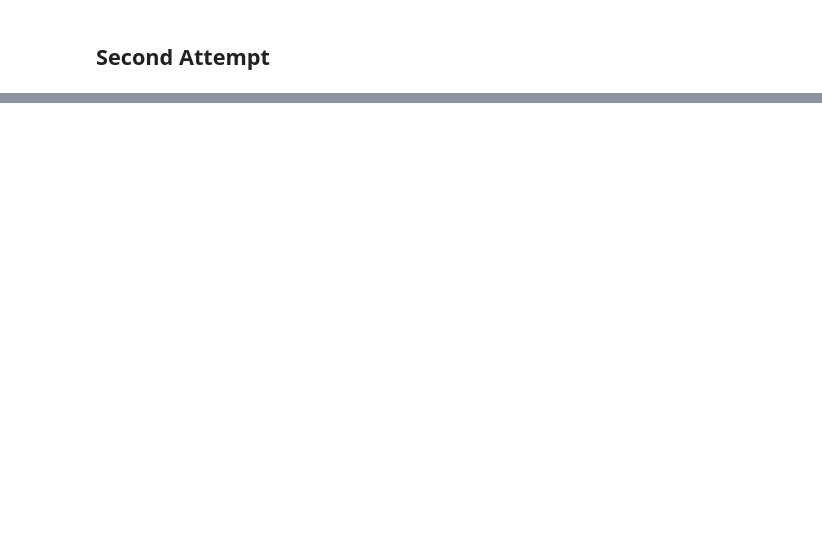
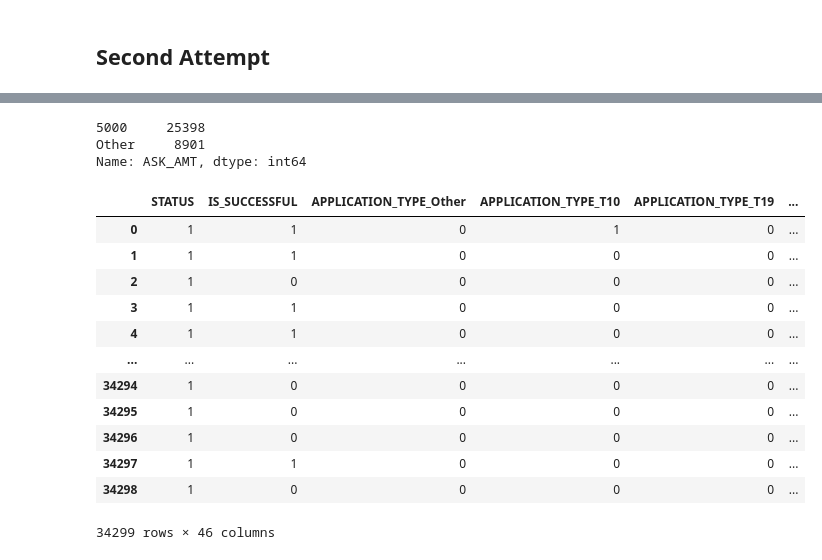
Before and after one commit to M0412/Deep-Learning-Challenge, a Jupyter notebook: Starter_Code/Starter_Code.ipynb, the cells around one changed output, grey strips where cells are left out. Drawn from its saved outputs; the diff is of its cells as text; code cells hidden in the pictures; blank space fills up the shorter version.

```diff
--- a/Starter_Code/Starter_Code.ipynb
+++ b/Starter_Code/Starter_Code.ipynb
@@ -193,0 +420,4 @@ print(f"Loss: {model_loss}, Accuracy: {model_accuracy}")
+# %%
+# Look at ASK_AMT value counts for binning
+amt_counts = application_df['ASK_AMT'].value_counts()
+amt_counts
@@ -193,0 +454,33 @@ print(f"Loss: {model_loss}, Accuracy: {model_accuracy}")
+# %%
+# Choose a cutoff value and create a list of ask_amt to be replaced
+# use the variable name `classifications_to_replace`
+ask_amt_to_replace = list(amt_counts[amt_counts < 25000].index)
+
+# Replace in dataframe
+for amt in ask_amt_to_replace:
+    application_df['ASK_AMT'] = application_df['ASK_AMT'].replace(amt,"Other")
+
+# Check to make sure binning was successful
+application_df['ASK_AMT'].value_counts()
+# %% [output]
+5000     25398
+Other     8901
+Name: ASK_AMT, dtype: int64
+# %%
+# Convert categorical data to numeric with `pd.get_dummies`
+numeric_application_df2 = pd.get_dummies(application_df)
+numeric_application_df2
+# %% [output]
+|  | STATUS | IS_SUCCESSFUL | APPLICATION_TYPE_Other | APPLICATION_TYPE_T10 | APPLICATION_TYPE_T19 | ... |
+| 0 | 1 | 1 | 0 | 1 | 0 | ... |
+| 1 | 1 | 1 | 0 | 0 | 0 | ... |
+| 2 | 1 | 0 | 0 | 0 | 0 | ... |
+| 3 | 1 | 1 | 0 | 0 | 0 | ... |
+| 4 | 1 | 1 | 0 | 0 | 0 | ... |
+| ... | ... | ... | ... | ... | ... | ... |
+| 34294 | 1 | 0 | 0 | 0 | 0 | ... |
+| 34295 | 1 | 0 | 0 | 0 | 0 | ... |
+| 34296 | 1 | 0 | 0 | 0 | 0 | ... |
+| 34297 | 1 | 1 | 0 | 0 | 0 | ... |
+| 34298 | 1 | 0 | 0 | 0 | 0 | ... |
+34299 rows × 46 columns
```
Also changed, not shown: parts of 29 cells of this notebook, 11 other files.
